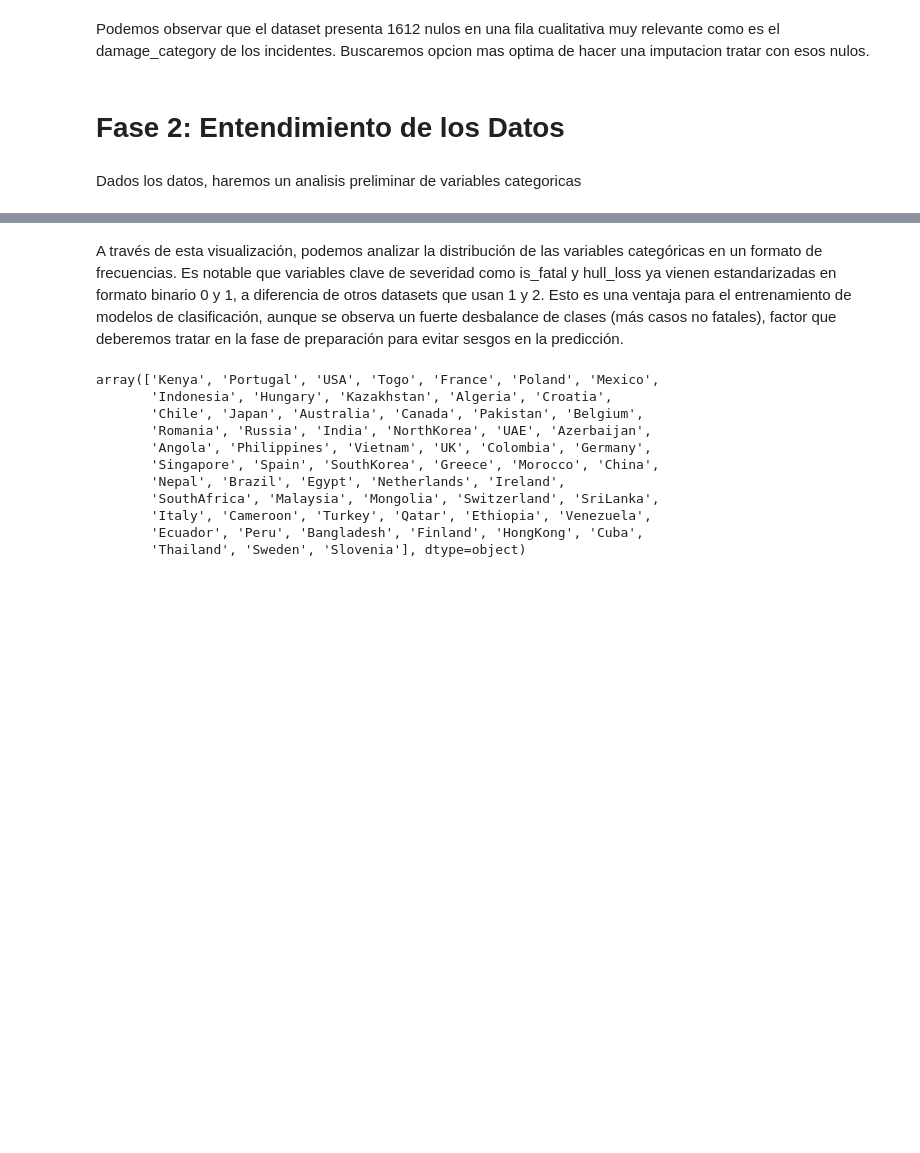
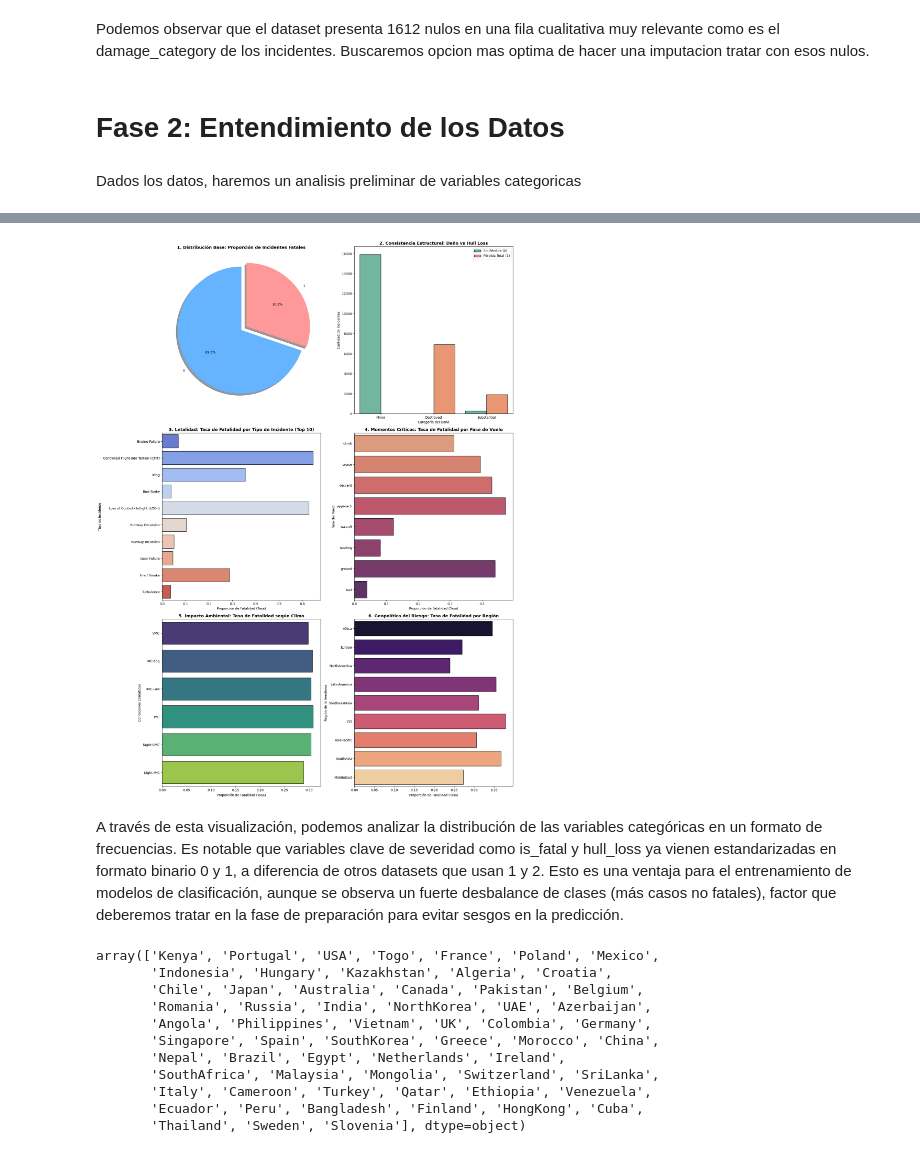
Before and after one commit to felrojas1/MineriaDatos_SeguridadAviacion, a Jupyter notebook: seguridad_aerea_mundial.ipynb, the cells around one changed output, grey strips where cells are left out. Cells and saved outputs as stored; diff of their text form; code cells hidden in the pictures; blank space fills up the shorter version.

```diff
--- a/seguridad_aerea_mundial.ipynb
+++ b/seguridad_aerea_mundial.ipynb
@@ -94,7 +100,7 @@ Mounted at /content/drive
 # %%
 path = '/content/drive/MyDrive/MineriaDatos02D/EA1/'
 # %%
-df_incidents = pd.read_csv(path + 'incidents.csv')
+df_incidents = pd.read_csv('/content/sample_data/incidents.csv')
 # %%
 pd.options.display.max_columns = None
 pd.options.display.max_rows = 9999
@@ -225,0 +170,67 @@ Passing `palette` without assigning `hue` is deprecated and will be removed in v
+# %%
+df2 = df_incidents.copy()
+
+cols_categoricas_preliminares = ['damage_category', 'aircraft_category', 'incident_type']
+for col in cols_categoricas_preliminares:
+    if col in df2.columns:
+        df2[col] = df2[col].fillna(df2[col].mode()[0])
+
+fig, axes = plt.subplots(3, 2, figsize=(18, 24))
+axes = axes.flatten()
+
+#
+# 1.
+
+df2['is_fatal'].value_counts().plot(
+    kind='pie', ax=axes[0], autopct='%1.1f%%', colors=['#66b3ff','#ff9999'],
+    explode=[0, 0.1], shadow=True, startangle=90
+)
+axes[0].set_title('1. Distribución Base: Proporción de Incidentes Fatales', fontsize=13, fontweight='bold')
+axes[0].set_ylabel('')
+
+
+# 2.
+
+sns.countplot(data=df2, x='damage_category', hue='hull_loss', ax=axes[1], palette='Set2', edgecolor='black')
+axes[1].set_title('2. Consistencia Estructural: Daño vs Hull Loss', fontsize=13, fontweight='bold')
+axes[1].set_xlabel('Categoría del Daño')
+axes[1].set_ylabel('Cantidad de Incidentes')
+axes[1].legend(['Sin Pérdida (0)', 'Pérdida Total (1)'])
+
+
+# 3. Tasa de Fatalidad por Tipo de Incidente (Top 10 más letales)
+
+
+top_types = df2['incident_type'].value_counts().head(10).index
+df_fatal_type = df2[df2['incident_type'].isin(top_types)]
+sns.barplot(data=df_fatal_type, x='is_fatal', y='incident_type', ax=axes[2], errorbar=None, palette='coolwarm', edgecolor='black')
+axes[2].set_title('3. Letalidad: Tasa de Fatalidad por Tipo de Incidente (Top 10)', fontsize=13, fontweight='bold')
+axes[2].set_xlabel('Proporción de Fatalidad (Tasa)')
+axes[2].set_ylabel('Tipo de Incidente')
+
+
+# 4.
+
+sns.barplot(data=df2, x='is_fatal', y='phase_of_flight', ax=axes[3], errorbar=None, palette='flare', edgecolor='black')
+axes[3].set_title('4. Momentos Críticos: Tasa de Fatalidad por Fase de Vuelo', fontsize=13, fontweight='bold')
+axes[3].set_xlabel('Proporción de Fatalidad (Tasa)')
+axes[3].set_ylabel('Fase del Vuelo')
+
+
+# 5.
+
+sns.barplot(data=df2, x='is_fatal', y='weather_conditions', ax=axes[4], errorbar=None, palette='viridis', edgecolor='black')
+axes[4].set_title('5. Impacto Ambiental: Tasa de Fatalidad según Clima', fontsize=13, fontweight='bold')
+axes[4].set_xlabel('Proporción de Fatalidad (Tasa)')
+axes[4].set_ylabel('Condiciones Climáticas')
+
+
+# 6.
+sns.barplot(data=df2, x='is_fatal', y='airline_region', ax=axes[5], errorbar=None, palette='magma', edgecolor='black')
+axes[5].set_title('6. Geopolítica del Riesgo: Tasa de Fatalidad por Región', fontsize=13, fontweight='bold')
+axes[5].set_xlabel('Proporción de Fatalidad (Tasa)')
+axes[5].set_ylabel('Región de la Aerolínea')
+
+plt.tight_layout()
+plt.show()
+# %% [output]
@@ -226,3 +252,4 @@ Passing `palette` without assigning `hue` is deprecated and will be removed in v
+[figure, added]
 # %% [markdown]
 A través de esta visualización, podemos analizar la distribución de las variables categóricas en un formato de frecuencias. Es notable que variables clave de severidad como is_fatal y hull_loss ya vienen estandarizadas en formato binario 0 y 1, a diferencia de otros datasets que usan 1 y 2. Esto es una ventaja para el entrenamiento de modelos de clasificación, aunque se observa un fuerte desbalance de clases (más casos no fatales), factor que deberemos tratar en la fase de preparación para evitar sesgos en la predicción.
 # %%
```
Also changed, not shown: parts of 34 cells of this notebook.
